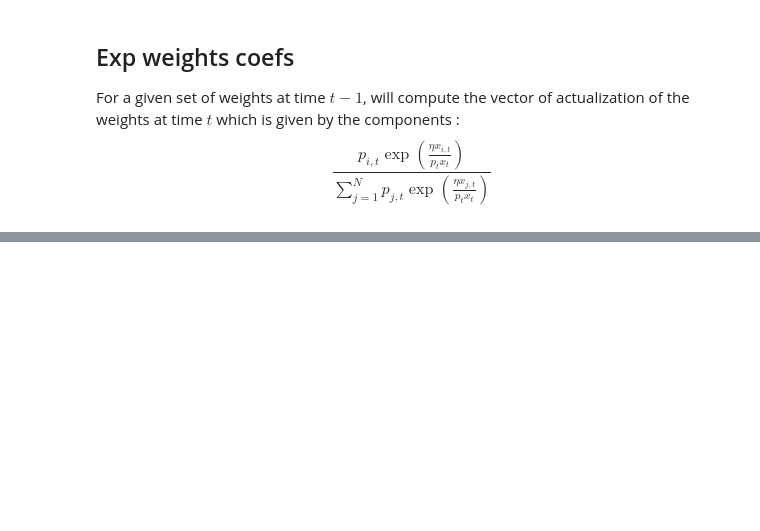
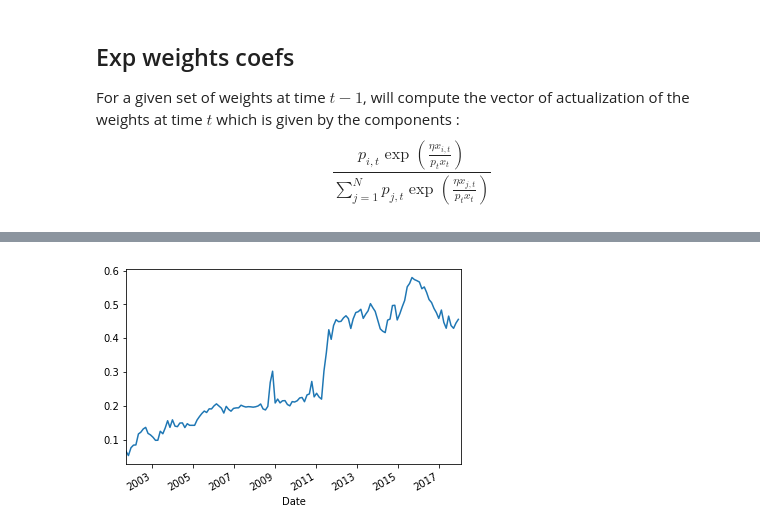
Before and after one commit to BoucheDimitri/OnlinePortfolio, a Jupyter notebook: Main.ipynb, the cells around one changed output, grey strips where cells are left out. Saved outputs shown, nothing was run; the diff lists cells and outputs as text; code cells hidden in the pictures; blank space fills up the shorter version.

Commit message:
Added internal regret computation

```diff
--- a/Main.ipynb
+++ b/Main.ipynb
@@ -58,3 +84,7 @@ def wealth_factor(x, q, n):
+# %%
+def internal_regret_tab(p, x):
+    r_tab = no_switch_regret_tab(p, x).cumsum().max(axis=1)
+    return r_tab
 # %% [markdown]
 ## Exp weights coefs
 For a given set of weights at time $t-1$, will compute the vector of actualization of the weights at time $t$ which is given by the components :
@@ -130,0 +143,7 @@ plt.show()
+# %%
+# Test for internal regret
+ir = internal_regret_tab(w, x)
+ir.plot()
+plt.show()
+# %% [output]
+[figure, added]
```
Also changed, not shown: parts of 11 cells of this notebook.
